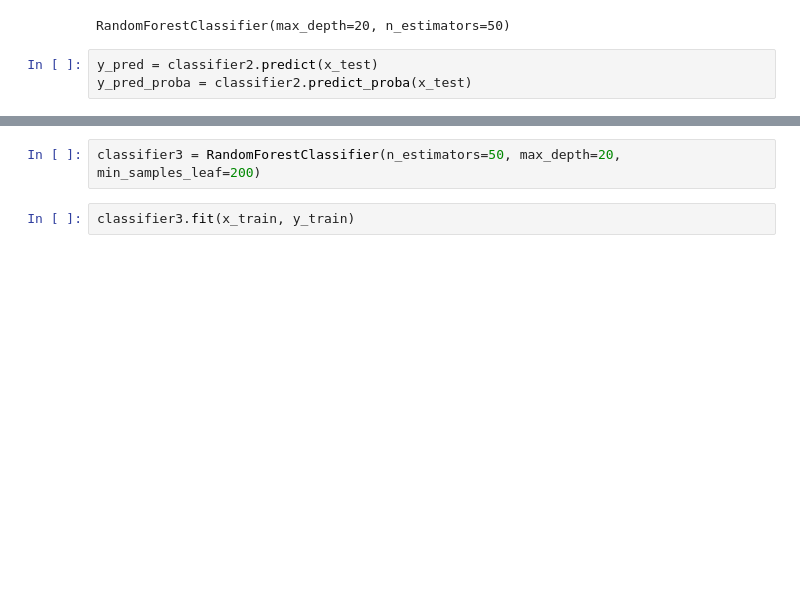
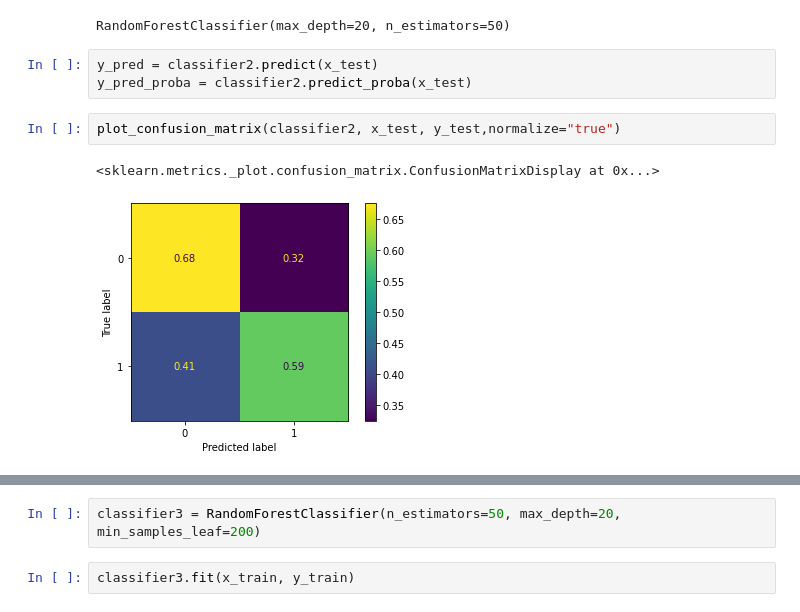
Before and after one commit to rafaelmotaalves/neural-networks, a Jupyter notebook: trn/forest.ipynb, the cells around one changed output, grey strips where cells are left out. Drawn from its saved outputs; the diff is of its cells as text; blank space fills up the shorter version.

```diff
--- a/trn/forest.ipynb
+++ b/trn/forest.ipynb
@@ -76,6 +71,11 @@ RandomForestClassifier(max_depth=20, n_estimators=50)
 # %%
 y_pred = classifier2.predict(x_test)
 y_pred_proba = classifier2.predict_proba(x_test)
+# %%
+plot_confusion_matrix(classifier2, x_test, y_test,normalize="true")
+# %% [output]
+<sklearn.metrics._plot.confusion_matrix.ConfusionMatrixDisplay at 0x...>
+[figure, added]
 # %%
 accuracy, recall, precision, f1, auroc, aupr = compute_performance_metrics(y_test, y_pred, y_pred_proba)
 print_metrics_summary(accuracy, recall, precision, f1, auroc, aupr)
```
Also changed, not shown: parts of 19 cells of this notebook.
